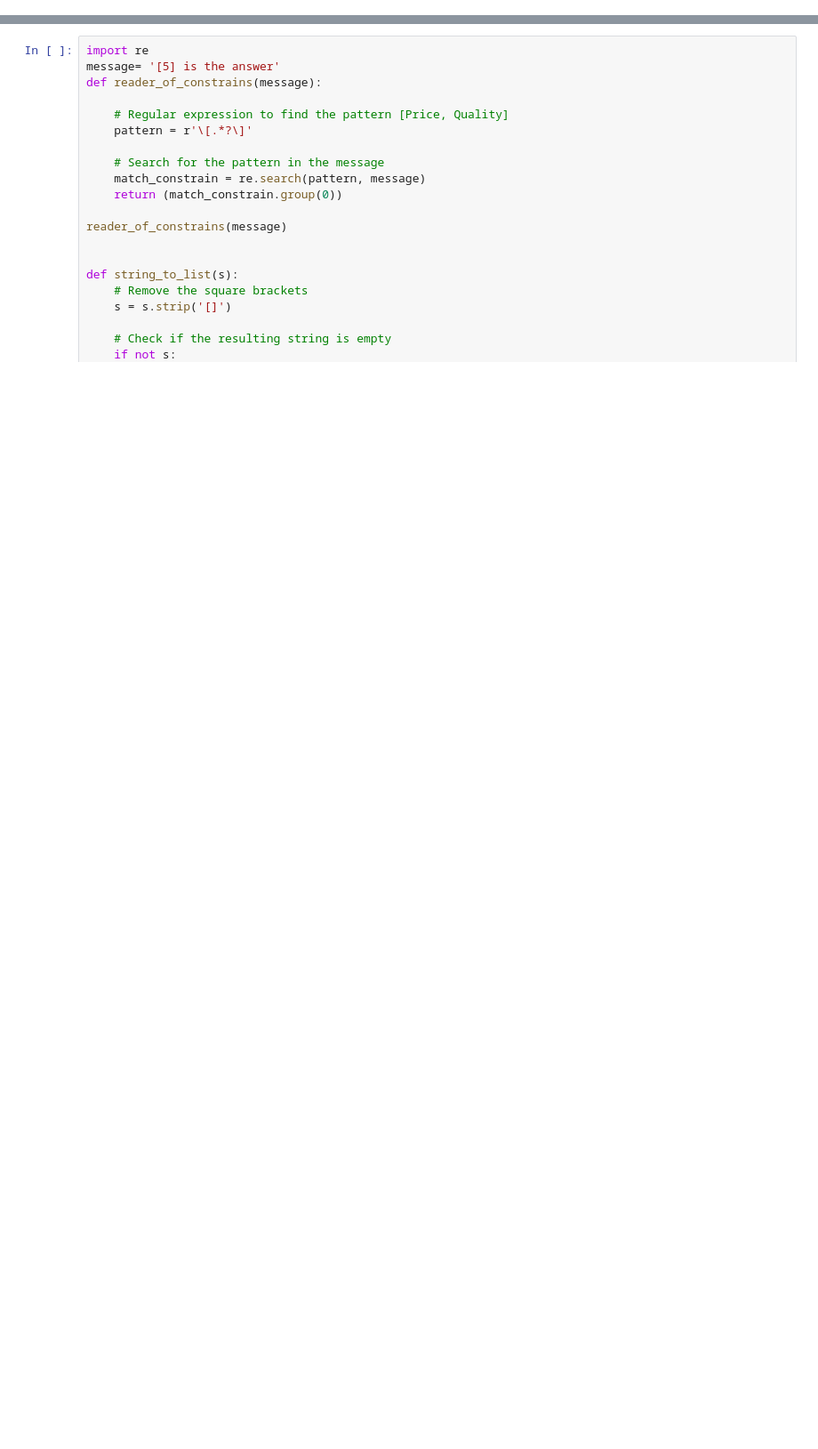
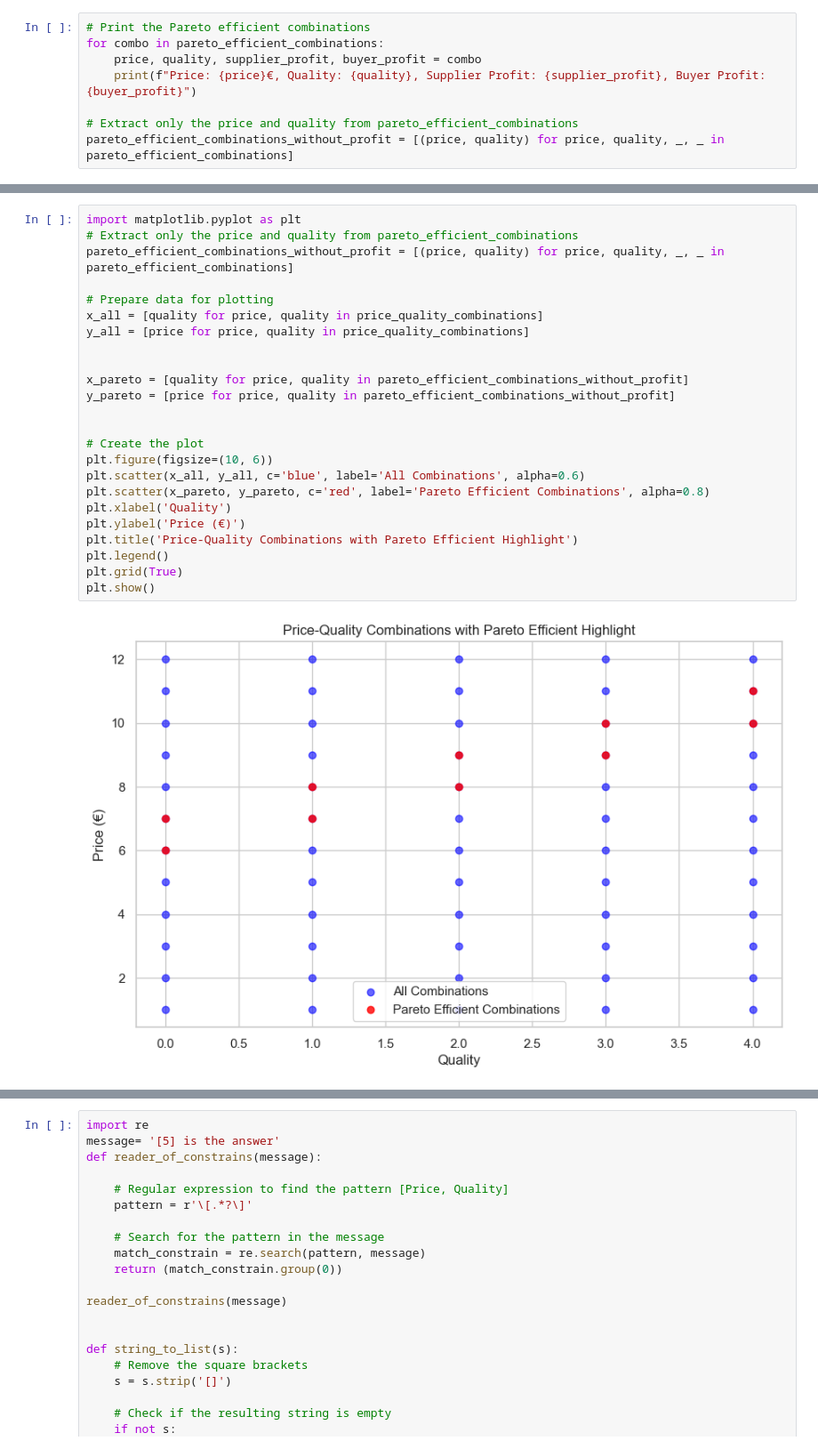
Before and after one commit to MrGarrido/LLM_Negotiations, a Jupyter notebook: test.ipynb, the cells around one changed output, grey strips where cells are left out. Shown at 89% size. Cells and saved outputs as stored; diff of their text form; blank space fills up the shorter version.

```diff
--- a/test.ipynb
+++ b/test.ipynb
@@ -0,0 +66,8 @@
+# %%
+# Print the Pareto efficient combinations
+for combo in pareto_efficient_combinations:
+    price, quality, supplier_profit, buyer_profit = combo
+    print(f"Price: {price}€, Quality: {quality}, Supplier Profit: {supplier_profit}, Buyer Profit: {buyer_profit}")
+
+# Extract only the price and quality from pareto_efficient_combinations
+pareto_efficient_combinations_without_profit = [(price, quality) for price, quality, _, _ in pareto_efficient_combinations]
@@ -0,0 +98,26 @@
+# %%
+import matplotlib.pyplot as plt
+# Extract only the price and quality from pareto_efficient_combinations
+pareto_efficient_combinations_without_profit = [(price, quality) for price, quality, _, _ in pareto_efficient_combinations]
+
+# Prepare data for plotting
+x_all = [quality for price, quality in price_quality_combinations]
+y_all = [price for price, quality in price_quality_combinations]
+
+
+x_pareto = [quality for price, quality in pareto_efficient_combinations_without_profit]
+y_pareto = [price for price, quality in pareto_efficient_combinations_without_profit]
+
+
+# Create the plot
+plt.figure(figsize=(10, 6))
+plt.scatter(x_all, y_all, c='blue', label='All Combinations', alpha=0.6)
+plt.scatter(x_pareto, y_pareto, c='red', label='Pareto Efficient Combinations', alpha=0.8)
+plt.xlabel('Quality')
+plt.ylabel('Price (€)')
+plt.title('Price-Quality Combinations with Pareto Efficient Highlight')
+plt.legend()
+plt.grid(True)
+plt.show()
+# %% [output]
+[figure, added]
```
Also changed, not shown: parts of 14 cells of this notebook, 26 other files.
